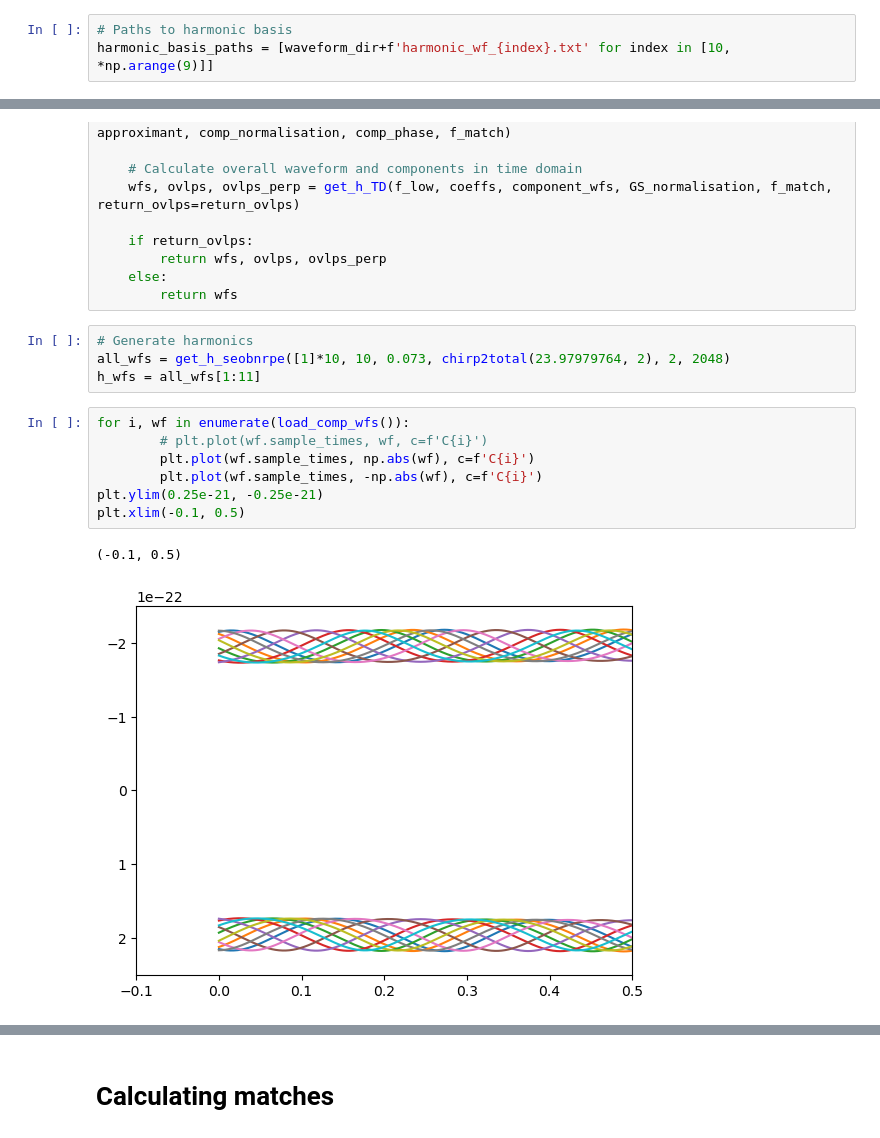
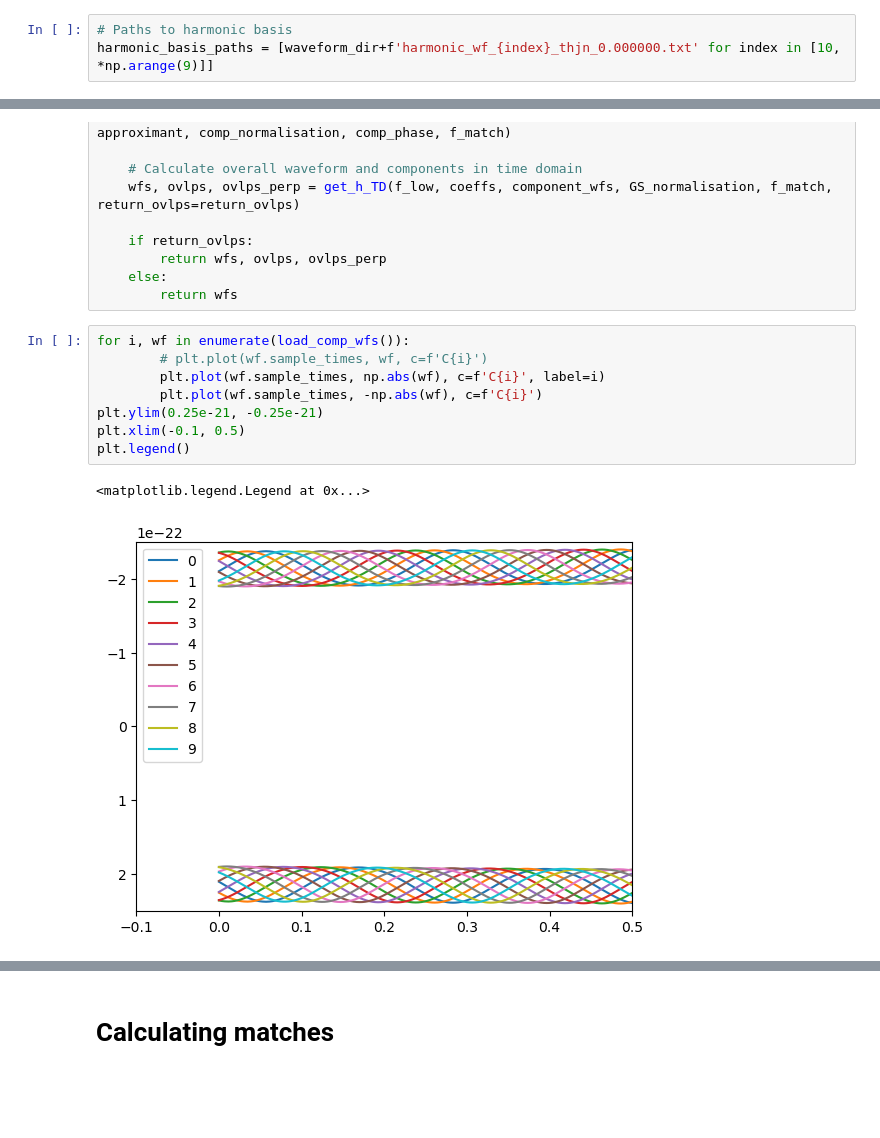
Before and after one commit to BenGPatterson/EccentricPrecession, a Jupyter notebook: seobnrpe_method.ipynb, the cells around one changed output, grey strips where cells are left out. Drawn from its saved outputs; the diff is of its cells as text; blank space fills up the shorter version.

```diff
--- a/seobnrpe_method.ipynb
+++ b/seobnrpe_method.ipynb
@@ -35,7 +35,7 @@ waveform_dir = '/home/isobel.romero-shaw/public_html/PYCENTRICITY/pycentricity-p
 # Calculating harmonics
 # %%
 # Paths to harmonic basis
-harmonic_basis_paths = [waveform_dir+f'harmonic_wf_{index}.txt' for index in [10, *np.arange(9)]]
+harmonic_basis_paths = [waveform_dir+f'harmonic_wf_{index}_thjn_0.000000.txt' for index in [10, *np.arange(9)]]
 # %%
 # Create pycbc timeseries of waveforms with initial data cut to enforce same size/same merger time
 def load_comp_wfs():
@@ -126,17 +126,14 @@ def get_h_seobnrpe(coeffs, f_low, e, M, q, sample_rate, approximant='SEOBNRPE',
         return wfs, ovlps, ovlps_perp
     else:
         return wfs
-# %%
-# Generate harmonics
-all_wfs = get_h_seobnrpe([1]*10, 10, 0.073, chirp2total(23.97979764, 2), 2, 2048)
-h_wfs = all_wfs[1:11]
 # %%
 for i, wf in enumerate(load_comp_wfs()):
         # plt.plot(wf.sample_times, wf, c=f'C{i}')
-        plt.plot(wf.sample_times, np.abs(wf), c=f'C{i}')
+        plt.plot(wf.sample_times, np.abs(wf), c=f'C{i}', label=i)
         plt.plot(wf.sample_times, -np.abs(wf), c=f'C{i}')
 plt.ylim(0.25e-21, -0.25e-21)
 plt.xlim(-0.1, 0.5)
+plt.legend()
 # %% [output]
-(-0.1, 0.5)
+<matplotlib.legend.Legend at 0x...>
-[figure, old version]
+[figure, new version]
```
Also changed, not shown: parts of 3 cells of this notebook, 1 other file.
